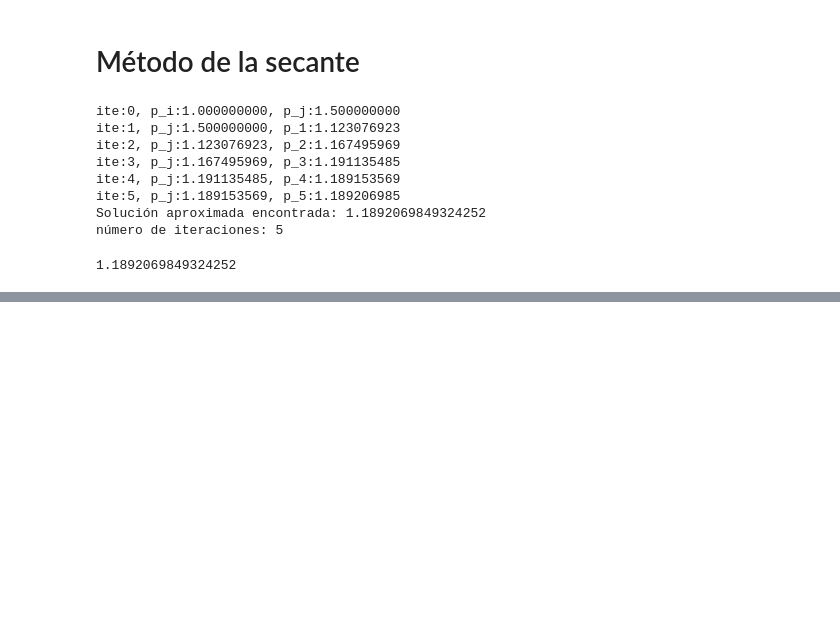
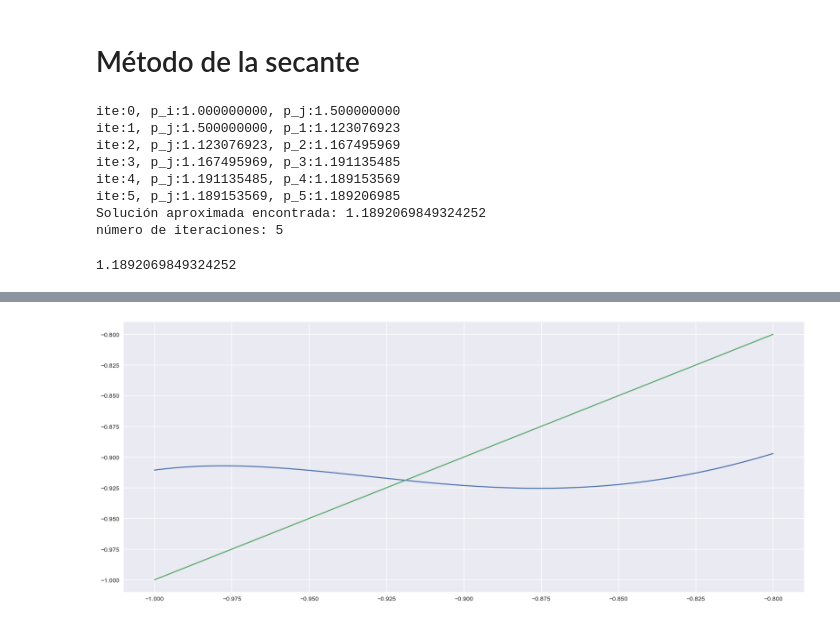
Before and after one commit to caramirezs/MetNum_202260, a Jupyter notebook: 1.0_Solucion_ecuaciones_de_una_variable.ipynb, the cells around one changed output, grey strips where cells are left out. Drawn from its saved outputs; the diff is of its cells as text; code cells hidden in the pictures; blank space fills up the shorter version.

```diff
--- a/1.0_Solucion_ecuaciones_de_una_variable.ipynb
+++ b/1.0_Solucion_ecuaciones_de_una_variable.ipynb
@@ -276,0 +324,9 @@ número de iteraciones: 5
+# %%
+g = lambda x: 0.1*np.sin(np.exp(-2*x)) + x
+x = np.linspace(-1, -0.8, 1000)
+fig, ax = plt.subplots(figsize=(20, 8))
+ax.plot(x, g(x))
+ax.plot(x, x)
+plt.show()
+# %% [output]
+[figure, added]
```
Also changed, not shown: parts of 5 cells of this notebook, 1 other file.
